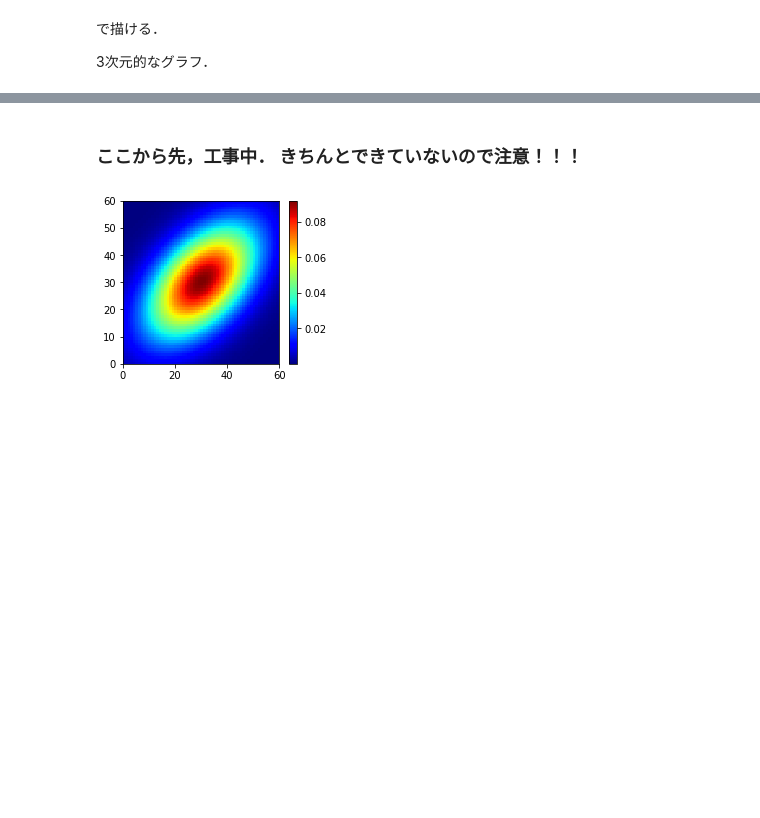
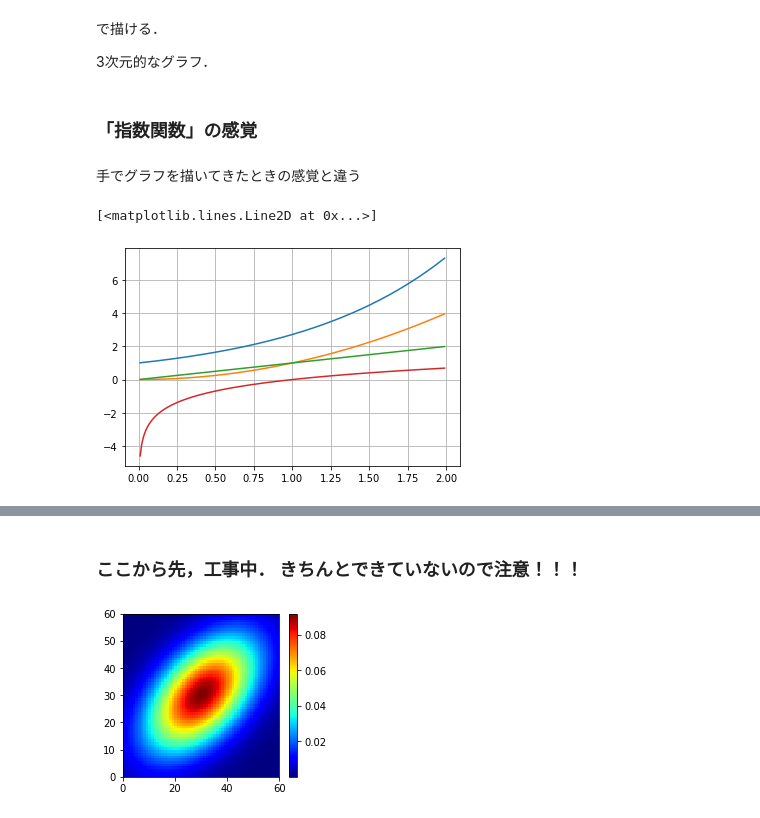
Before and after one commit to date333cs/cources, a Jupyter notebook: introduction_to_python_ad.ipynb, the cells around one changed output, grey strips where cells are left out. Cells and saved outputs as stored; diff of their text form; code cells hidden in the pictures; blank space fills up the shorter version.

Commit message:
add exp graphs

```diff
--- a/introduction_to_python_ad.ipynb
+++ b/introduction_to_python_ad.ipynb
@@ -1192,3 +1140,23 @@ plt.hist(x, bins=20)  #棒の数が20本のヒストグラムを作成
 で描ける．
 
 3次元的なグラフ．
+# %% [markdown]
+### **「指数関数」の感覚**
+# %% [markdown]
+手でグラフを描いてきたときの感覚と違う
+# %%
+import numpy as np
+import matplotlib.pyplot as plt
+
+x = np.arange(0.01,2,0.01)
+y = np.exp(x)
+
+plt.grid()
+# plt.gca().set_aspect("equal")
+plt.plot(x, y)
+plt.plot(x, x*x)
+plt.plot(x, x)
+plt.plot(x, np.log(x))
+# %% [output]
+[<matplotlib.lines.Line2D at 0x...>]
+[figure, added]
```
Also changed, not shown: parts of 34 cells of this notebook.
